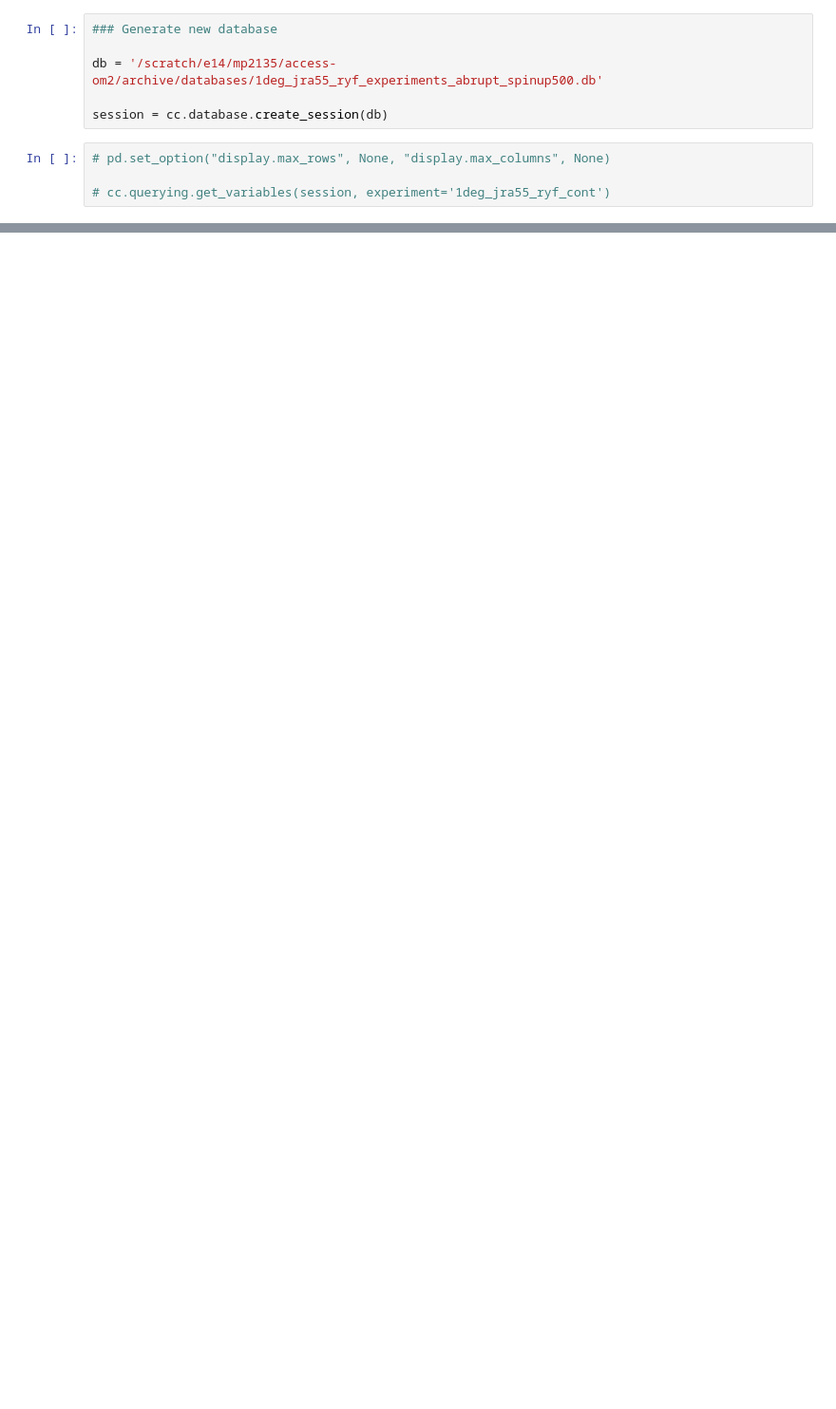
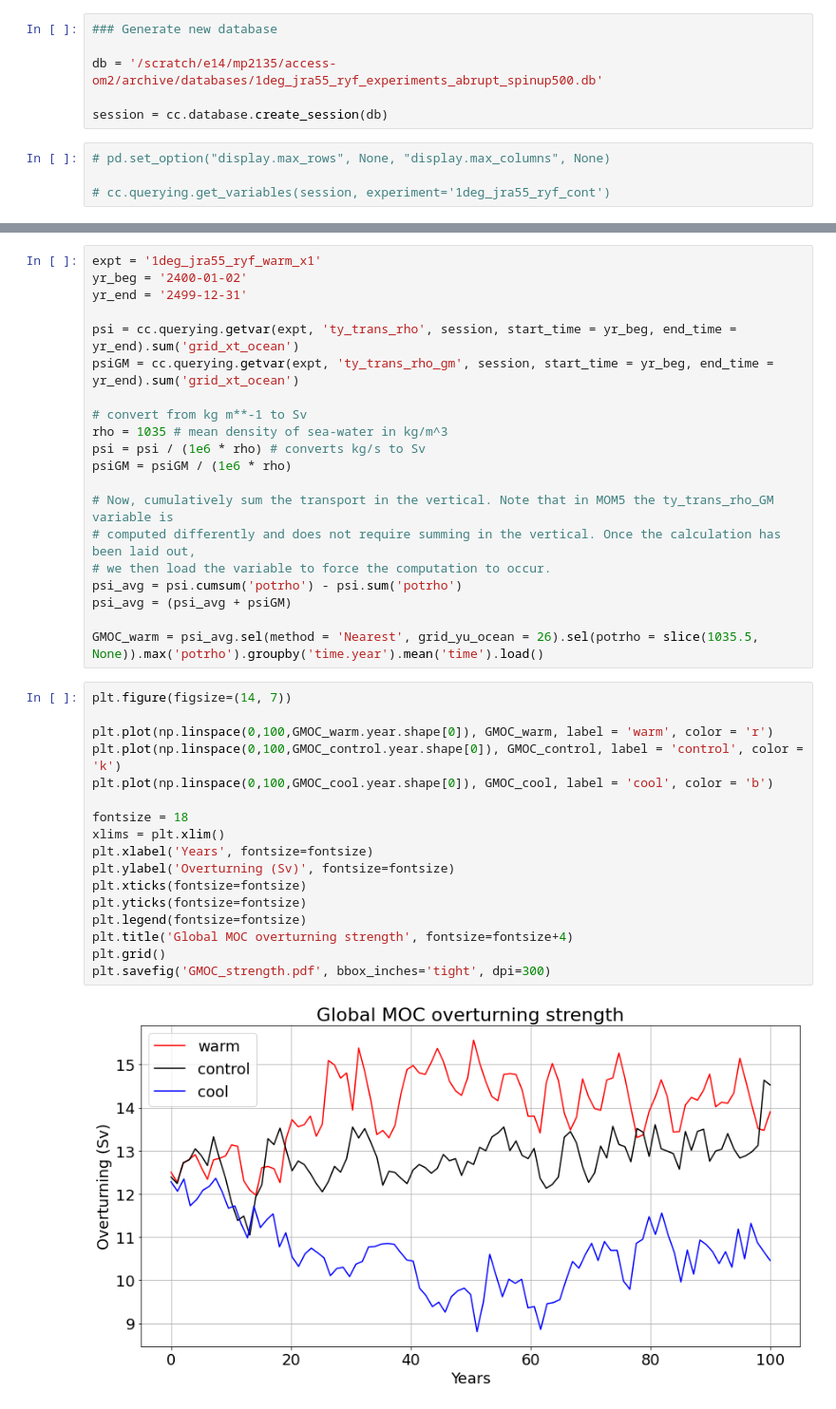
Before and after one commit to mpudig/HonoursThesis, a Jupyter notebook: Analysis_code/streamfunction_weirdness.ipynb, the cells around one changed output, grey strips where cells are left out. Shown at 95% size. Drawn from its saved outputs; the diff is of its cells as text; blank space fills up the shorter version.

```diff
--- a/Analysis_code/streamfunction_weirdness.ipynb
+++ b/Analysis_code/streamfunction_weirdness.ipynb
@@ -92,0 +273,39 @@ plt.grid()
+# %%
+expt = '1deg_jra55_ryf_warm_x1'
+yr_beg = '2400-01-02'
+yr_end = '2499-12-31'
+
+psi = cc.querying.getvar(expt, 'ty_trans_rho', session, start_time = yr_beg, end_time = yr_end).sum('grid_xt_ocean')
+psiGM = cc.querying.getvar(expt, 'ty_trans_rho_gm', session, start_time = yr_beg, end_time = yr_end).sum('grid_xt_ocean')
+
+# convert from kg m**-1 to Sv
+rho = 1035 # mean density of sea-water in kg/m^3
+psi = psi / (1e6 * rho) # converts kg/s to Sv
+psiGM = psiGM / (1e6 * rho)
+
+# Now, cumulatively sum the transport in the vertical. Note that in MOM5 the ty_trans_rho_GM variable is
+# computed differently and does not require summing in the vertical. Once the calculation has been laid out,
+# we then load the variable to force the computation to occur.
+psi_avg = psi.cumsum('potrho') - psi.sum('potrho')
+psi_avg = (psi_avg + psiGM)
+
+GMOC_warm = psi_avg.sel(method = 'Nearest', grid_yu_ocean = 26).sel(potrho = slice(1035.5, None)).max('potrho').groupby('time.year').mean('time').load()
+# %%
+plt.figure(figsize=(14, 7))
+
+plt.plot(np.linspace(0,100,GMOC_warm.year.shape[0]), GMOC_warm, label = 'warm', color = 'r')
+plt.plot(np.linspace(0,100,GMOC_control.year.shape[0]), GMOC_control, label = 'control', color = 'k')
+plt.plot(np.linspace(0,100,GMOC_cool.year.shape[0]), GMOC_cool, label = 'cool', color = 'b')
+
+fontsize = 18
+xlims = plt.xlim()
+plt.xlabel('Years', fontsize=fontsize)
+plt.ylabel('Overturning (Sv)', fontsize=fontsize)
+plt.xticks(fontsize=fontsize)
+plt.yticks(fontsize=fontsize)
+plt.legend(fontsize=fontsize)
+plt.title('Global MOC overturning strength', fontsize=fontsize+4)
+plt.grid()
+plt.savefig('GMOC_strength.pdf', bbox_inches='tight', dpi=300)
+# %% [output]
+[figure, added]
```
Also changed, not shown: parts of 17 cells of this notebook, 21 other files.
